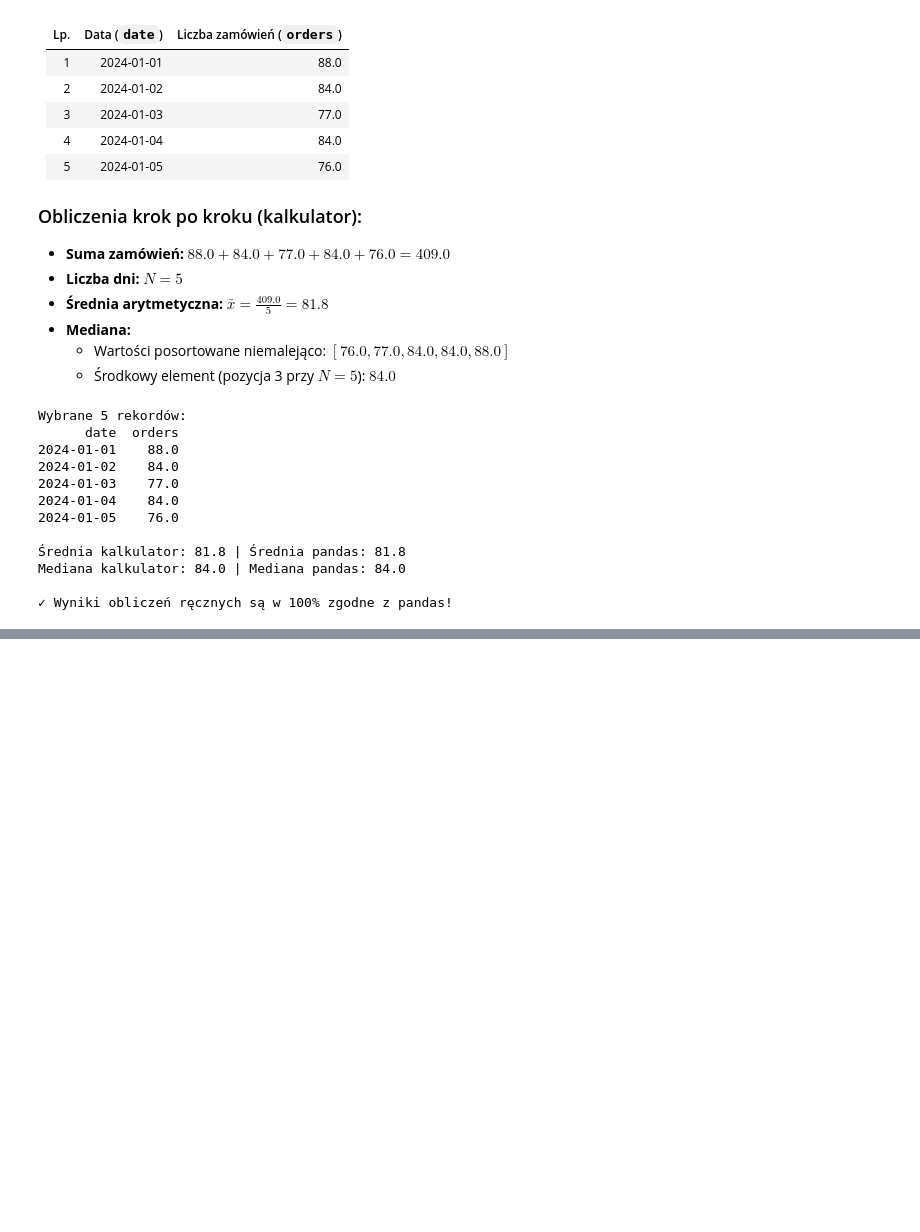
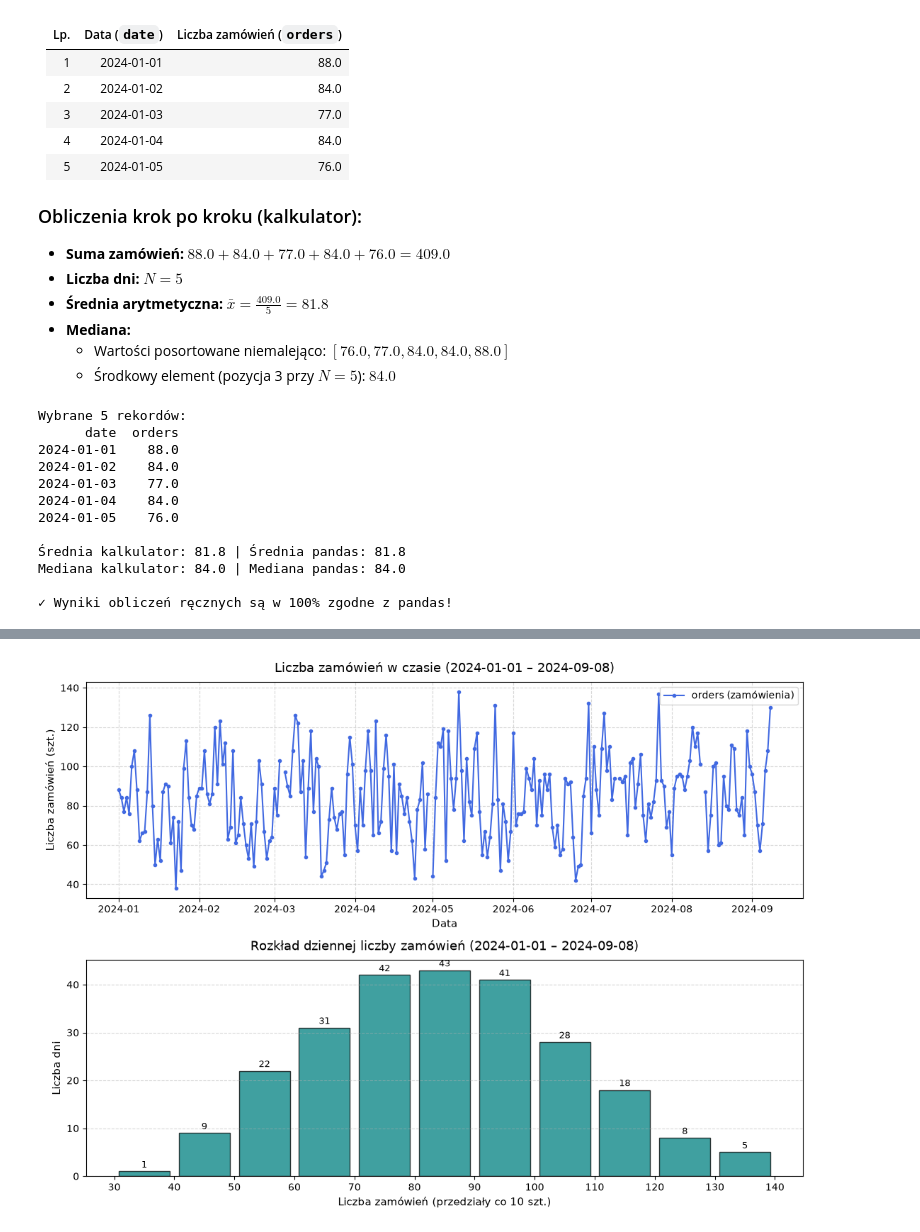
Before and after one commit to jakubszymura28-cyber/praktyki-dane, a Jupyter notebook: notebooks/02_analysis.ipynb, the cells around one changed output, grey strips where cells are left out. Saved outputs shown, nothing was run; the diff lists cells and outputs as text; code cells hidden in the pictures; blank space fills up the shorter version.

Commit message:
feat(analysis): dodanie wykresow szeregu czasowego i histogramu oraz wnioskow do 02_analysis.ipynb

```diff
--- a/notebooks/02_analysis.ipynb
+++ b/notebooks/02_analysis.ipynb
@@ -280,0 +285,39 @@ Mediana kalkulator: 84.0 | Mediana pandas: 84.0
+# %%
+import matplotlib.pyplot as plt
+import matplotlib.dates as mdates
+
+# Przygotowanie danych
+df_cleaned['date_dt'] = pd.to_datetime(df_cleaned['date'])
+valid_orders = df_cleaned['orders'].dropna()
+
+fig, (ax1, ax2) = plt.subplots(2, 1, figsize=(11, 8))
+
+# 1. Wykres liniowy orders po kolejnych datach
+# Wartości NaN nie są zamieniane na zero - matplotlib nie łączy przerwanych punktów
+ax1.plot(df_cleaned['date_dt'], df_cleaned['orders'], color='royalblue', linewidth=1.5, marker='o', markersize=3, label='orders (zamówienia)')
+ax1.set_title('Liczba zamówień w czasie (2024-01-01 – 2024-09-08)', fontsize=13, pad=10)
+ax1.set_xlabel('Data', fontsize=11)
+ax1.set_ylabel('Liczba zamówień (szt.)', fontsize=11)
+ax1.xaxis.set_major_locator(mdates.MonthLocator())
+ax1.xaxis.set_major_formatter(mdates.DateFormatter('%Y-%m'))
+ax1.grid(True, linestyle='--', alpha=0.5)
+ax1.legend(loc='upper right')
+
+# 2. Histogram liczby zamówień w przedziałach co 10
+bins_10 = list(range(30, 150, 10))
+n, bins_out, patches = ax2.hist(valid_orders, bins=bins_10, color='teal', edgecolor='black', alpha=0.75, rwidth=0.85)
+ax2.set_title('Rozkład dziennej liczby zamówień (2024-01-01 – 2024-09-08)', fontsize=13, pad=10)
+ax2.set_xlabel('Liczba zamówień (przedziały co 10 szt.)', fontsize=11)
+ax2.set_ylabel('Liczba dni', fontsize=11)
+ax2.set_xticks(bins_10)
+ax2.grid(True, linestyle='--', alpha=0.5, axis='y')
+
+# Etykiety z liczbą dni nad słupkami histogramu
+for count, x in zip(n, bins_out[:-1]):
+    if count > 0:
+        ax2.annotate(str(int(count)), xy=(x + 5, count + 0.8), ha='center', fontsize=9)
+
+plt.tight_layout()
+plt.show()
+# %% [output]
+[figure, added]
```
Also changed, not shown: parts of 2 cells of this notebook.
